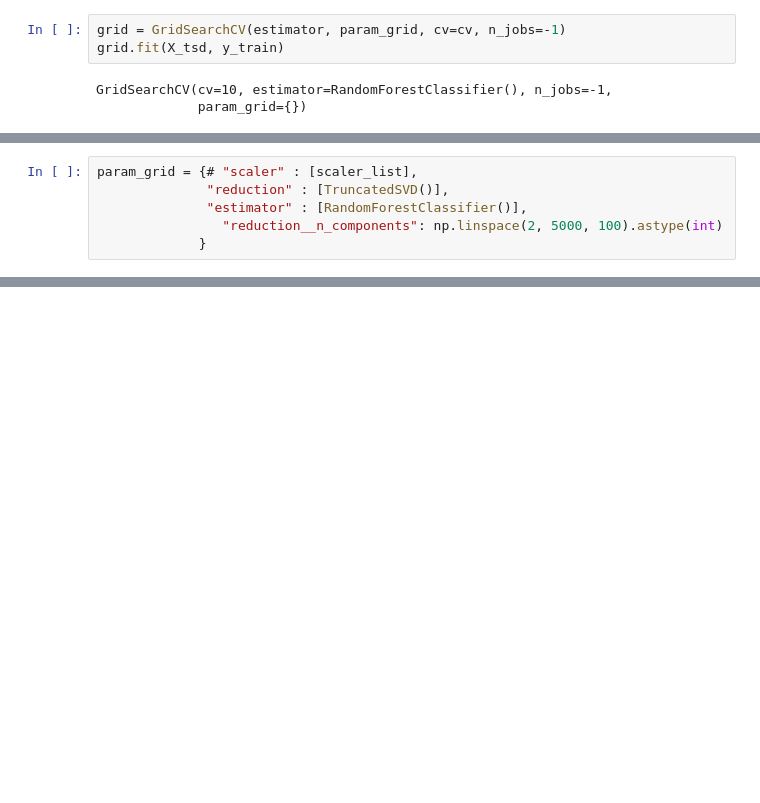
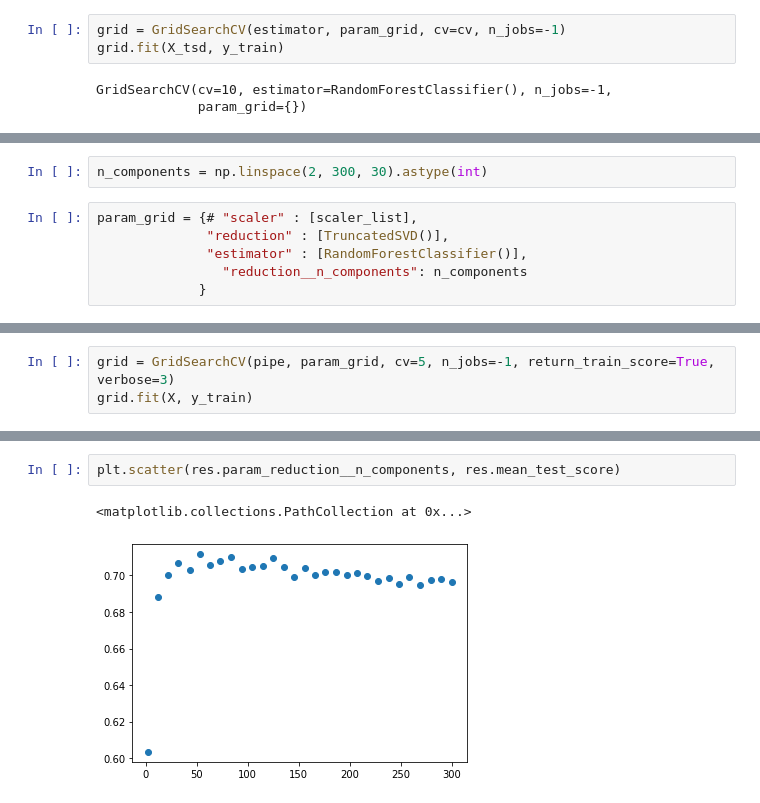
Before and after one commit to AlexandreGazagnes/ocr-donnees-textuelles, a Jupyter notebook: 01_text.ipynb, the cells around one changed output, grey strips where cells are left out. Cells and saved outputs as stored; diff of their text form; blank space fills up the shorter version.

```diff
--- a/01_text.ipynb
+++ b/01_text.ipynb
@@ -917,6 +780,0 @@ scaler_list = [StandardScaler()]
-# %%
-param_grid = {# "scaler" : [scaler_list],
-              "reduction" : [TruncatedSVD()],
-              "estimator" : [RandomForestClassifier()],
-                "reduction__n_components": np.linspace(2, 5000, 100).astype(int)
-             }
@@ -947,0 +910,8 @@ res.sort_values("rank_test_score")
+# %%
+n_components = np.linspace(2, 300, 30).astype(int)
+# %%
+param_grid = {# "scaler" : [scaler_list],
+              "reduction" : [TruncatedSVD()],
+              "estimator" : [RandomForestClassifier()],
+                "reduction__n_components": n_components
+             }
@@ -947,0 +922,3 @@ res.sort_values("rank_test_score")
+# %%
+grid = GridSearchCV(pipe, param_grid, cv=5, n_jobs=-1, return_train_score=True, verbose=3)
+grid.fit(X, y_train)
@@ -947,0 +977,5 @@ res.sort_values("rank_test_score")
+# %%
+plt.scatter(res.param_reduction__n_components, res.mean_test_score)
+# %% [output]
+<matplotlib.collections.PathCollection at 0x...>
+[figure, added]
```
Also changed, not shown: parts of 46 cells of this notebook.
